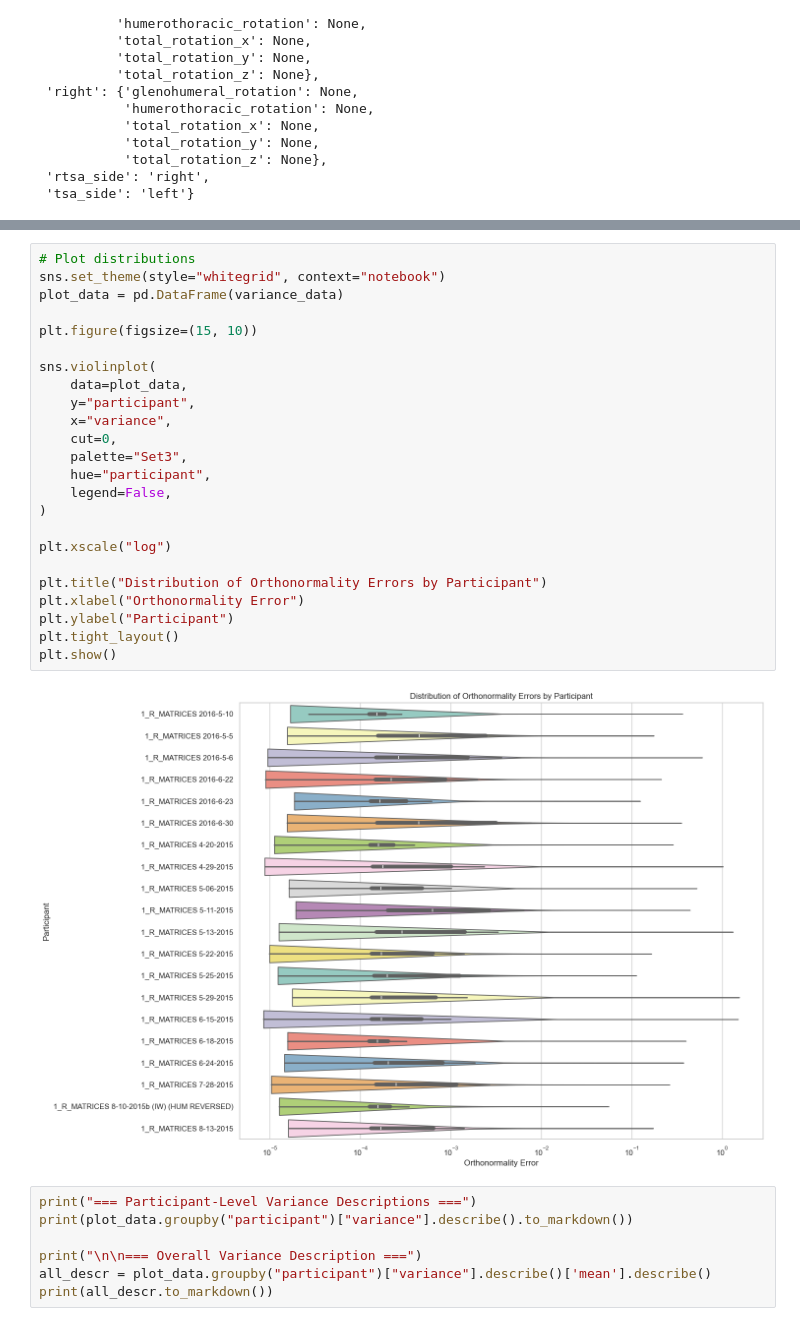
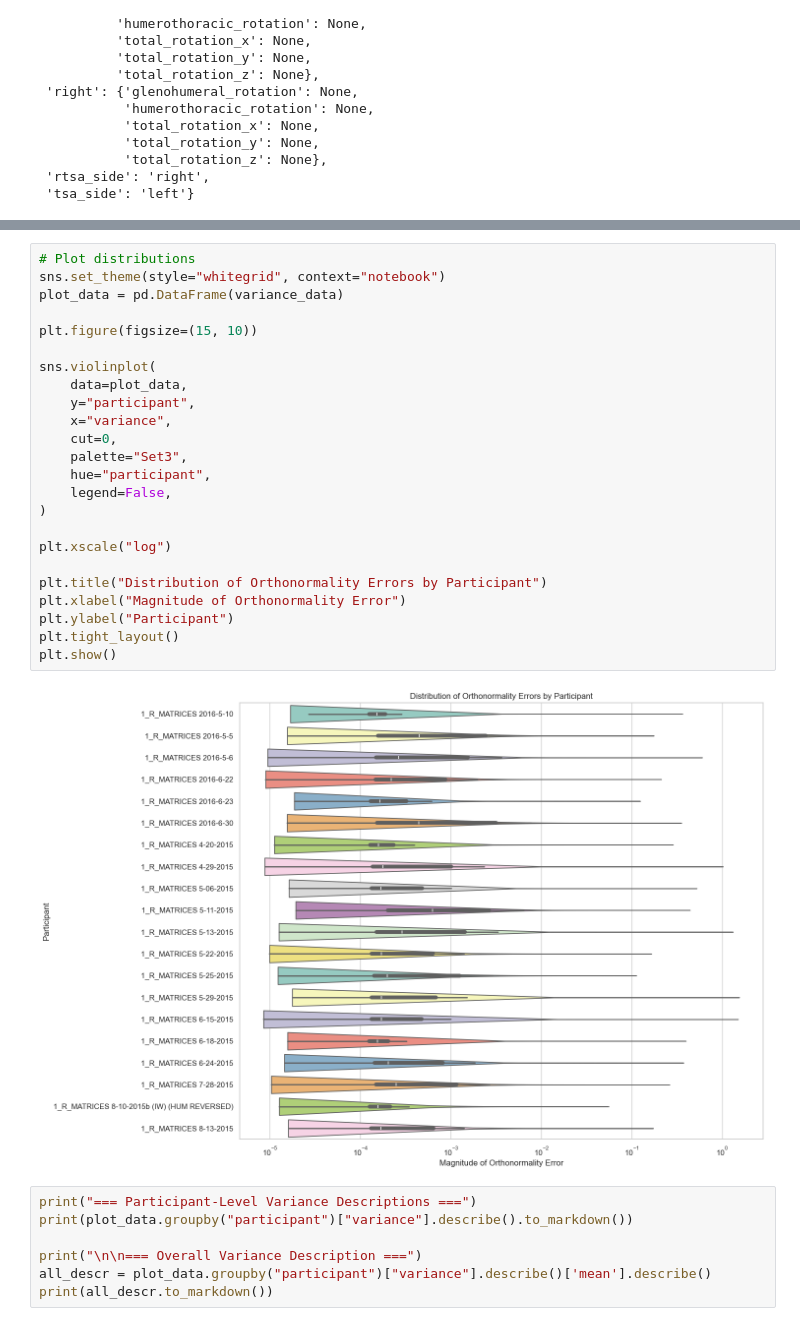
Before and after one commit to christopher-millward/rtsa-mocap-study, a Jupyter notebook: notebooks/01-cm-data-orthonormality-audit.ipynb, the cells around one changed output, grey strips where cells are left out. Saved outputs shown, nothing was run; the diff lists cells and outputs as text.

Commit message:
- Worked on orthonormality audit.

```diff
--- a/notebooks/01-cm-data-orthonormality-audit.ipynb
+++ b/notebooks/01-cm-data-orthonormality-audit.ipynb
@@ -110,29 +110,29 @@ Time taken: 67.58 seconds
 # %%
 # Plot distributions
 sns.set_theme(style="whitegrid", context="notebook")
 plot_data = pd.DataFrame(variance_data)
 
 plt.figure(figsize=(15, 10))
 
 sns.violinplot(
     data=plot_data,
     y="participant",
     x="variance",
     cut=0,
     palette="Set3",
     hue="participant",
     legend=False,
 )
 
 plt.xscale("log")
 
 plt.title("Distribution of Orthonormality Errors by Participant")
-plt.xlabel("Orthonormality Error")
+plt.xlabel("Magnitude of Orthonormality Error")
 plt.ylabel("Participant")
 plt.tight_layout()
 plt.show()
 # %% [output]
-[figure, old version]
+[figure, new version]
 # %%
 print("=== Participant-Level Variance Descriptions ===")
 print(plot_data.groupby("participant")["variance"].describe().to_markdown())
```
Also changed, not shown: parts of 3 cells of this notebook.
